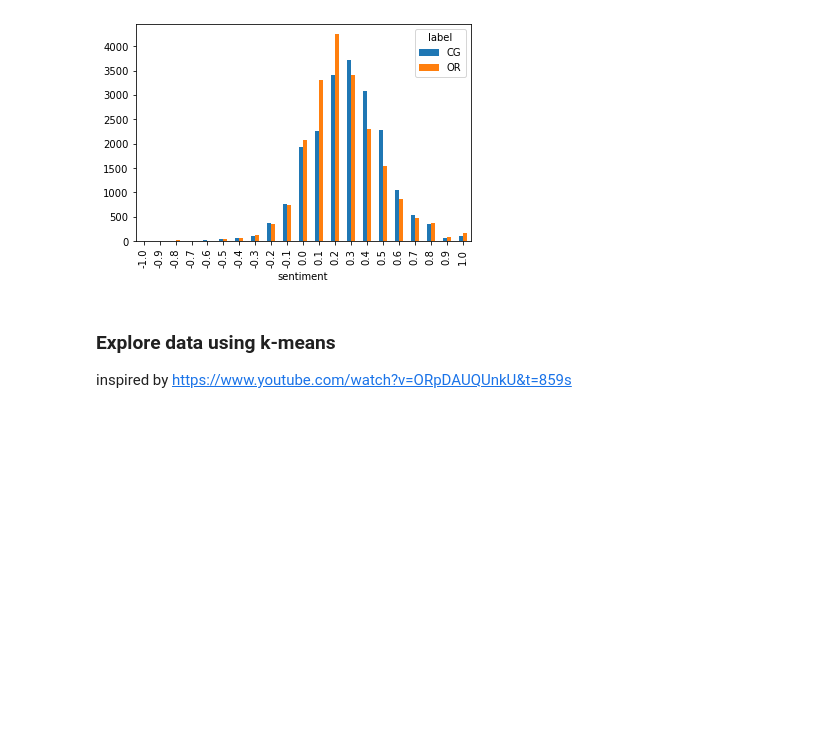
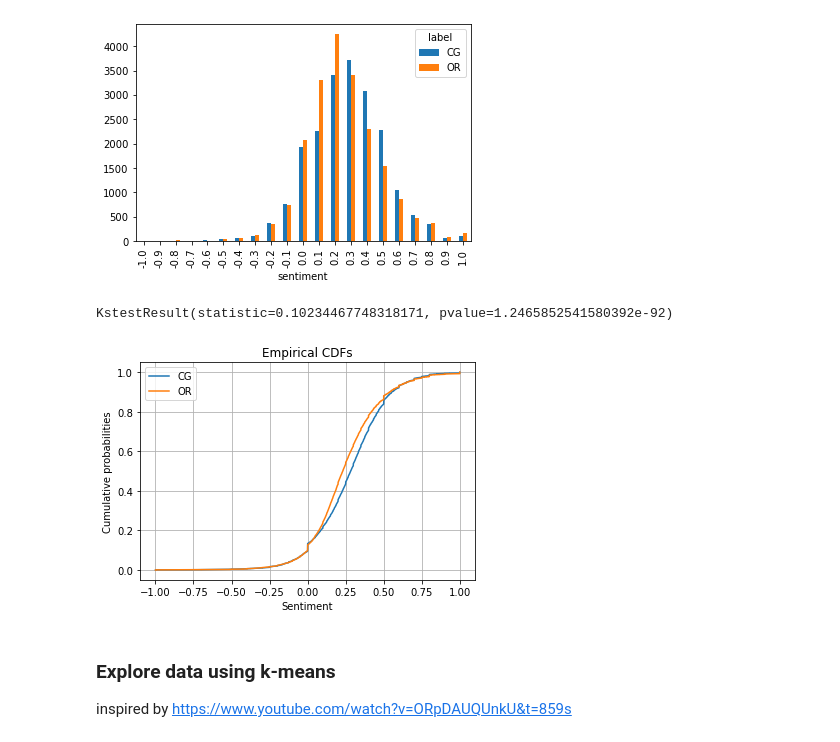
Before and after one commit to yqian000/OnlineReviewDetection, a Jupyter notebook: data_explore.ipynb, the cells around one changed output. Saved outputs shown, nothing was run; the diff lists cells and outputs as text; code cells hidden in the pictures; blank space fills up the shorter version.

```diff
--- a/data_explore.ipynb
+++ b/data_explore.ipynb
@@ -213,6 +213,38 @@ pd.pivot_table(new_df, index = 'sentiment', columns = 'label',
 # %% [output]
 <AxesSubplot:xlabel='sentiment'>
 [figure]
+# %%
+CG_sent_list = [] ; OR_sent_list = []
+
+for i in range (len(df)):
+    if df.label[i] == 'CG':
+        conv = TextBlob(df.text_[i])
+        CG_sent_list.append(conv.sentiment.polarity)
+    elif df.label[i] == 'OR':
+        conv = TextBlob(df.text_[i])
+        OR_sent_list.append(conv.sentiment.polarity)
+    else:
+        break
+# %%
+from scipy.stats import ks_2samp
+ks_2samp(CG_sent_list, OR_sent_list)
+# %% [output]
+KstestResult(statistic=0.10234467748318171, pvalue=1.2465852541580392e-92)
+# %%
+from statsmodels.distributions.empirical_distribution import ECDF
+datain = CG_sent_list ; dataout = OR_sent_list
+ecdf1 = ECDF(datain) ; ecdf2 = ECDF(dataout)
+
+plt.plot(ecdf1.x,ecdf1.y, label = "CG")
+plt.plot(ecdf2.x, ecdf2.y, label = "OR")
+plt.grid(0.05)
+plt.legend()
+plt.title("Empirical CDFs")
+plt.xlabel("Sentiment")
+plt.ylabel("Cumulative probabilities")
+plt.show()
+# %% [output]
+[figure, added]
 # %% [markdown]
 ### Explore data using k-means
 
```
Also changed, not shown: parts of 7 cells of this notebook.
